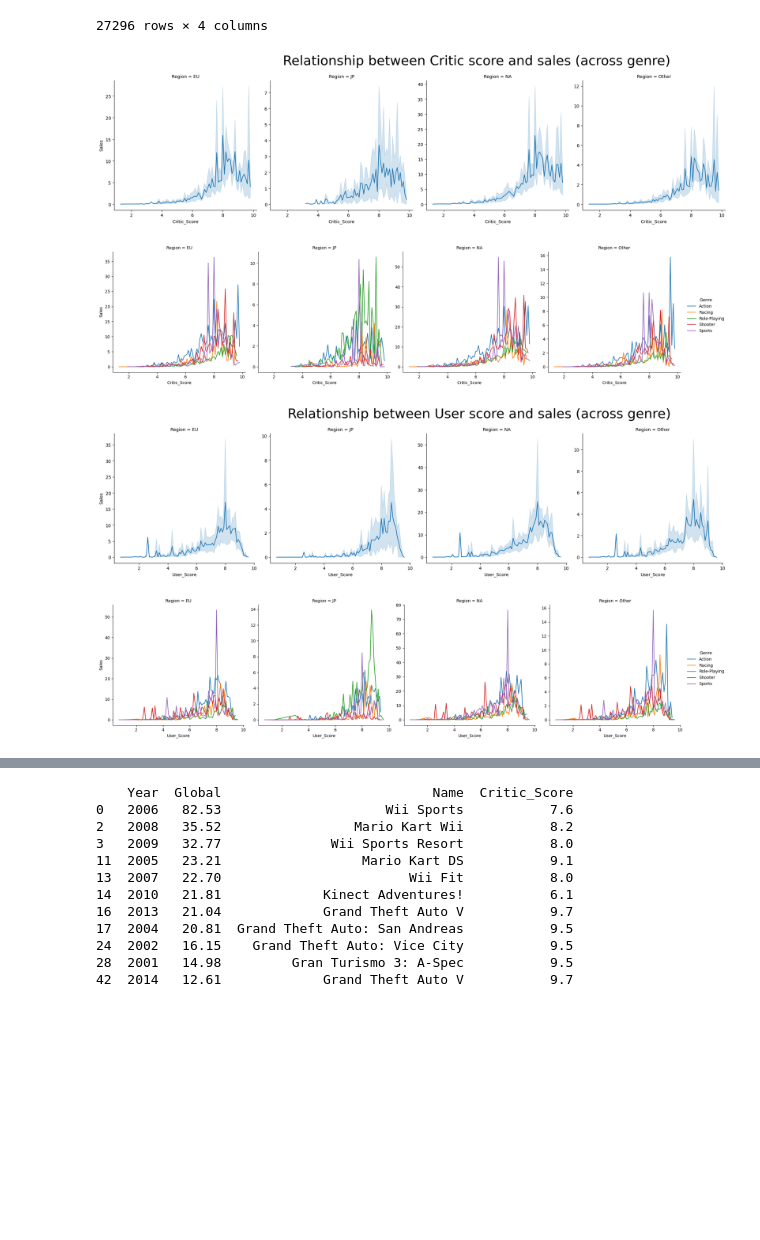
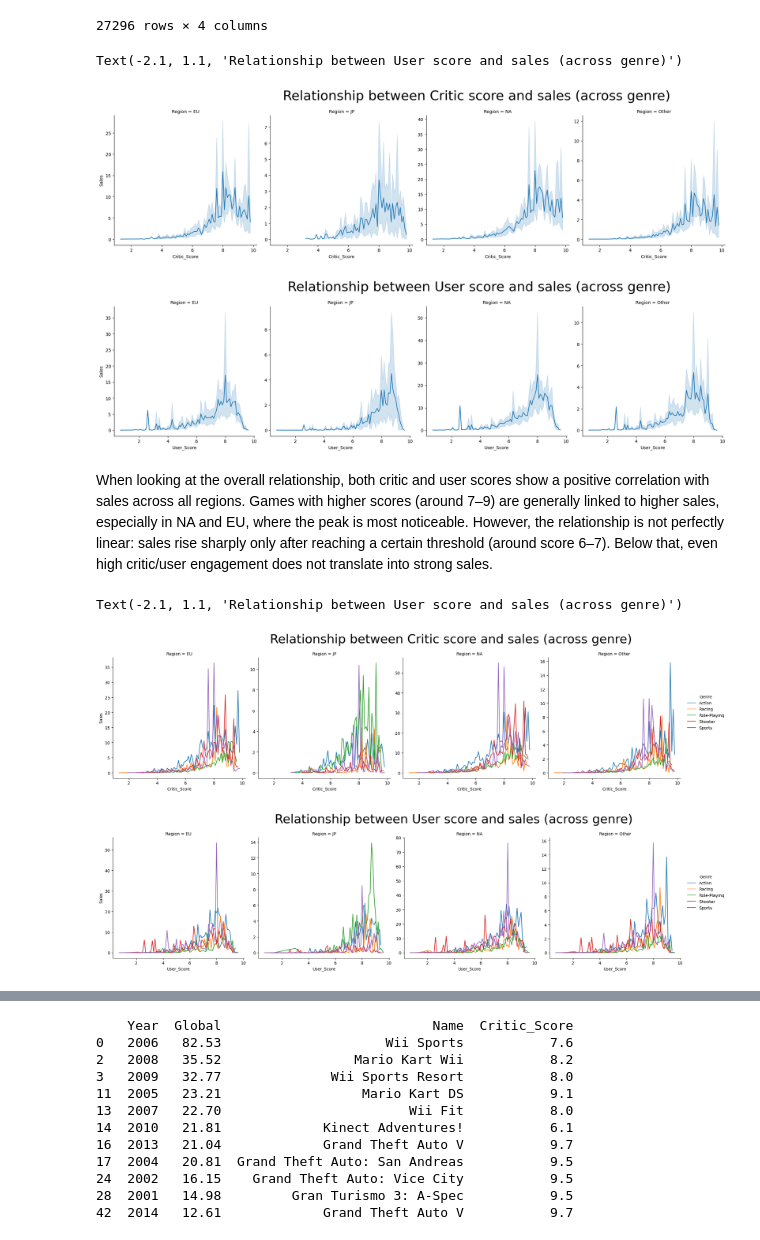
Before and after one commit to YanaStefanovich/EDA-Video-Game-Sales, a Jupyter notebook: Games.ipynb, the cells around one changed output, grey strips where cells are left out. Cells and saved outputs as stored; diff of their text form; code cells hidden in the pictures; blank space fills up the shorter version.

```diff
--- a/Games.ipynb
+++ b/Games.ipynb
@@ -313,13 +315,22 @@ critic = critic[critic['Sales'] > 0]
 user_score = user.groupby(['Region','Genre','User_Score'])[['Sales']].sum().reset_index()
 critic_score = sns.relplot(data = critic, x = 'Critic_Score', y = 'Sales',col = 'Region', kind = 'line', facet_kws={'sharey': False, 'sharex': True})
 plt.title('Relationship between Critic score and sales (across genre)', fontsize = 30 ,loc = 'left', x = -2.1, y = 1.1)
-critic_score = sns.relplot(data = critic, x = 'Critic_Score', y = 'Sales', hue = 'Genre',col = 'Region', kind = 'line', facet_kws={'sharey': False, 'sharex': True})
+
 
 user_score_2 = sns.relplot(data = user_score, x = 'User_Score', y = 'Sales', col = 'Region', kind = 'line', facet_kws={'sharey': False, 'sharex': True})
 plt.title('Relationship between User score and sales (across genre)', loc = 'Left', fontsize = 30 , x = -2.1, y = 1.1)
-user_score_1 = sns.relplot(data = user_score, x = 'User_Score', y = 'Sales',hue  ='Genre', col = 'Region', kind = 'line', facet_kws={'sharey': False, 'sharex': True})
 # %% [output]
+Text(-2.1, 1.1, 'Relationship between User score and sales (across genre)')
 [figure]
-[figure, old version]
+[figure, new version]
-[figure, removed]
-[figure, removed]
+# %% [markdown]
+When looking at the overall relationship, both critic and user scores show a positive correlation with sales across all regions. Games with higher scores (around 7–9) are generally linked to higher sales, especially in NA and EU, where the peak is most noticeable. However, the relationship is not perfectly linear: sales rise sharply only after reaching a certain threshold (around score 6–7). Below that, even high critic/user engagement does not translate into strong sales.
+# %%
+critic_score = sns.relplot(data = critic, x = 'Critic_Score', y = 'Sales', hue = 'Genre',col = 'Region', kind = 'line', facet_kws={'sharey': False, 'sharex': True})
+plt.title('Relationship between Critic score and sales (across genre)', fontsize = 30 ,loc = 'left', x = -2.1, y = 1.1)
+user_score_1 = sns.relplot(data = user_score, x = 'User_Score', y = 'Sales',hue  ='Genre', col = 'Region', kind = 'line', facet_kws={'sharey': False, 'sharex': True})
+plt.title('Relationship between User score and sales (across genre)', loc = 'Left', fontsize = 30 , x = -2.1, y = 1.1)
+# %% [output]
+Text(-2.1, 1.1, 'Relationship between User score and sales (across genre)')
+[figure, added]
+[figure, added]
```
Also changed, not shown: parts of 2 cells of this notebook.
